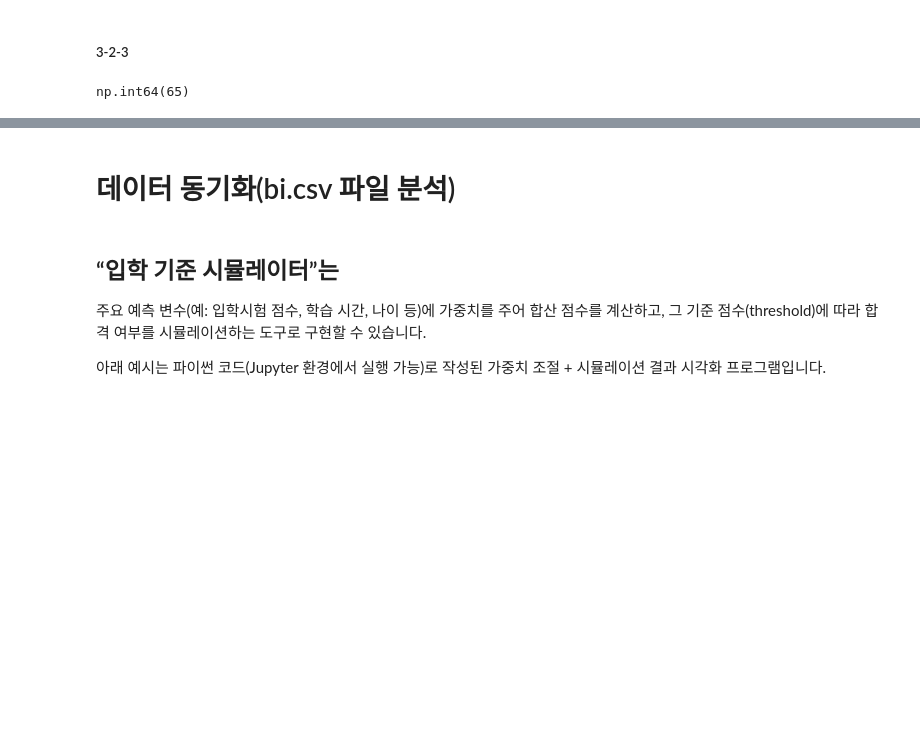
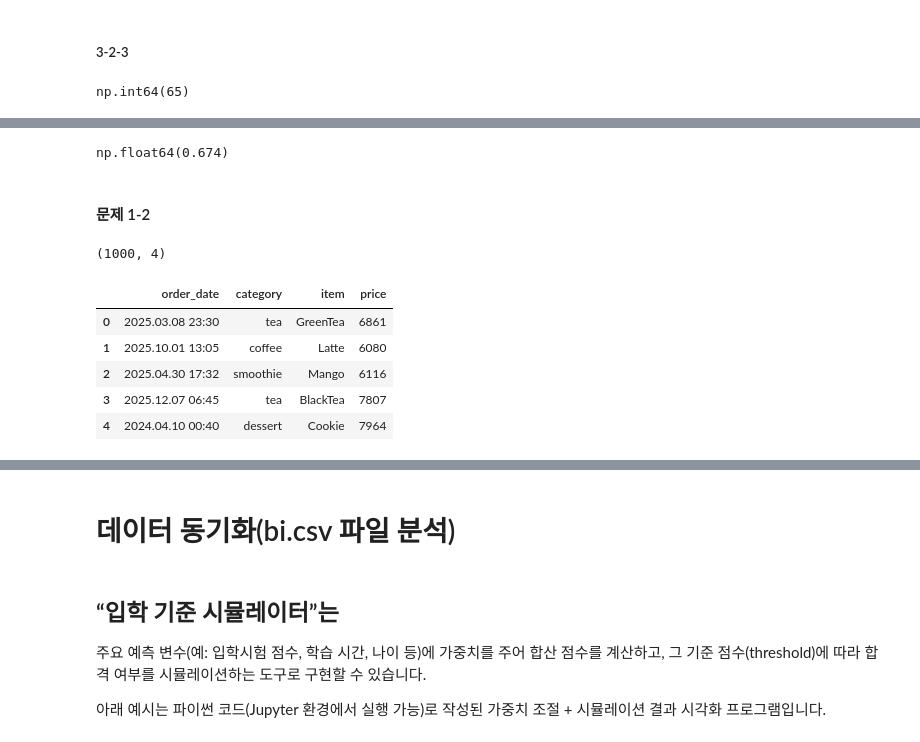
Before and after one commit to va4756/yemoon_bigdata_test, a Jupyter notebook: sinagong_bigdata.ipynb, the cells around one changed output, grey strips where cells are left out. Drawn from its saved outputs; the diff is of its cells as text; code cells hidden in the pictures; blank space fills up the shorter version.

```diff
--- a/sinagong_bigdata.ipynb
+++ b/sinagong_bigdata.ipynb
@@ -3629,0 +3701,19 @@ np.int64(65)
+# %%
+round(result.iloc[2], 3)
+# %% [output]
+np.float64(0.674)
+# %% [markdown]
+#### 문제 1-2
+# %%
+import pandas as pd
+df = pd.read_csv('/content/cafe_sales.csv')
+print(df.shape)
+df.head()
+# %% [output]
+(1000, 4)
+|  | order_date | category | item | price |
+| 0 | 2025.03.08 23:30 | tea | GreenTea | 6861 |
+| 1 | 2025.10.01 13:05 | coffee | Latte | 6080 |
+| 2 | 2025.04.30 17:32 | smoothie | Mango | 6116 |
+| 3 | 2025.12.07 06:45 | tea | BlackTea | 7807 |
+| 4 | 2024.04.10 00:40 | dessert | Cookie | 7964 |
```
Also changed, not shown: parts of 25 cells of this notebook.
